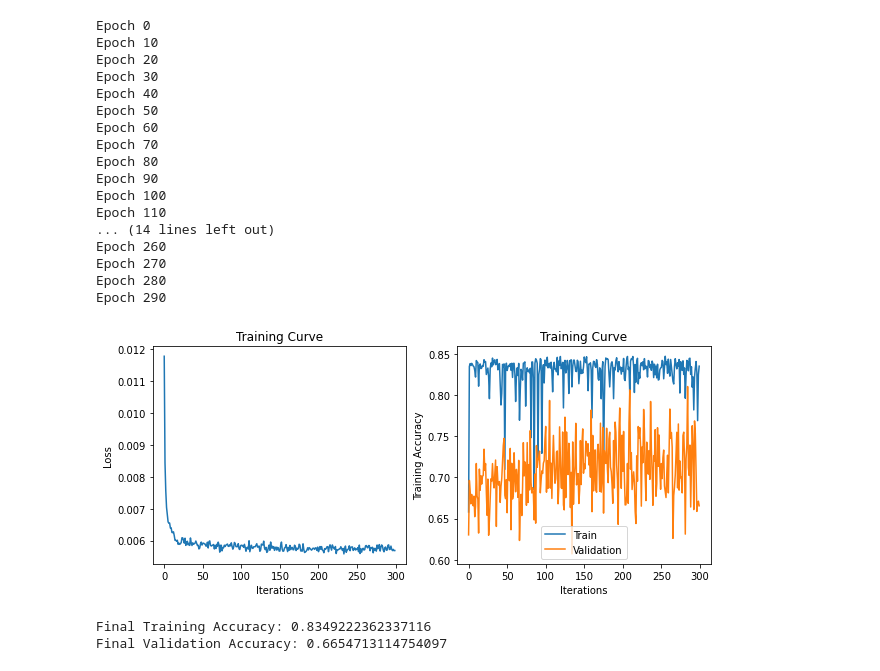
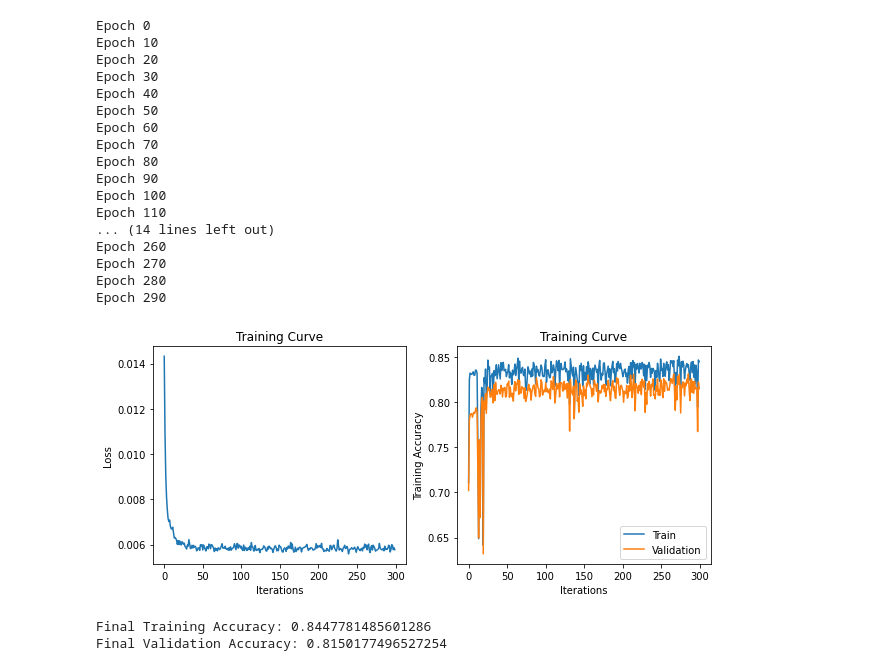
Before and after one commit to milosz-l/SSNE, a Jupyter notebook: lab5_miniprojekt2/miniprojekt2_neural_net.ipynb, the cells around one changed output. Cells and saved outputs as stored; diff of their text form; code cells hidden in the pictures.

```diff
--- a/lab5_miniprojekt2/miniprojekt2_neural_net.ipynb
+++ b/lab5_miniprojekt2/miniprojekt2_neural_net.ipynb
@@ -47,7 +78,9 @@ test_data = pd.read_csv('test_data.csv')
 class Classifier(nn.Module):
     def __init__(self):
         super(Classifier, self).__init__()
-        self.layer1 = nn.Linear(10, 20)
+        self.emb_layer = nn.Linear(categorical_data.shape[1], categorical_data.shape[1])
+        self.act_emb = nn.Tanh()
+        self.layer1 = nn.Linear(33, 20)
         self.bn1 = nn.BatchNorm1d(20)
         self.act_1 =  nn.ReLU()
         self.d1 = nn.Dropout(0.1)
@@ -63,7 +96,11 @@ class Classifier(nn.Module):
         self.act_4 = nn.ReLU()
         # self.softmax = nn.Softmax(dim=1)
 
-    def forward(self, x):
+    def forward(self, x, cat_x):
+        cat_x_embedded = self.emb_layer(cat_x)
+        cat_x_embedded = self.act_emb(cat_x_embedded)
+        x = torch.cat([x,cat_x_embedded],dim=1)
+        # print(x)
         x = self.d1(self.act_1(self.bn1(self.layer1(x))))
         x = self.d2(self.act_2(self.bn2(self.layer2(x))))
         x = self.d3(self.act_3(self.bn3(self.layer3(x))))
@@ -86,22 +123,17 @@ class Classifier(nn.Module):
 #     return correct / total
 # %%
 model = Classifier()
-train_loader = torch.utils.data.DataLoader(train_dataset,
-                                               batch_size=32,
-                                               shuffle=True) # shuffle after every epoch
-criterion = nn.CrossEntropyLoss()
-optimizer = optim.Adam(model.parameters(), lr=0.05, weight_decay=0)
 # %%
 def get_accuracy(model, data):
     correct = 0
     total = 0
     model.eval() #*********#
-    for imgs, labels in torch.utils.data.DataLoader(data, batch_size=64):
+    for x, cat_x, labels in torch.utils.data.DataLoader(data, batch_size=64):
         # imgs, labels = imgs.to(device), labels.to(device)
-        output = model(imgs)
+        output = model(x, cat_x)
         pred = output.max(1, keepdim=True)[1] # get the index of the max logit
         correct += pred.eq(labels.view_as(pred)).sum().item()
-        total += imgs.shape[0]
+        total += x.shape[0]
     return correct / total
 # %%
 def train(model, train, valid, batch_size=64, num_epochs=1, learn_rate=0.01, weight_decay=0):
@@ -121,13 +153,11 @@ def train(model, train, valid, batch_size=64, num_epochs=1, learn_rate=0.01, wei
         train_accuracy = 0
         val_accuracy = 0
         printing = True
-        for imgs, labels in iter(train_loader):
+        for x, cat_x, labels in iter(train_loader):
             # imgs, labels = imgs.to(device), labels.to(device)
             model.train()
-            out = model(imgs)             # forward pass
-            if printing:
-                # print('OUT', out)
-                printing = False
+            out = model(x, cat_x).unsqueeze(dim=2)         # forward pass
+            # print('OUT', out)
             loss = criterion(out, labels) # compute the total loss
             loss.backward()               # backward pass (compute parameter updates)
             optimizer.step()              # make the updates for each parameter
@@ -175,25 +205,25 @@ def plot_results(epochs, losses, train_acc, val_acc):
     print("Final Training Accuracy: {}".format(train_acc[-1]))
     print("Final Validation Accuracy: {}".format(val_acc[-1]))
 # %%
-train(model, train_dataset, val_dataset, num_epochs=300, learn_rate=0.0015, weight_decay=0.02)
+train(model, train_dataset, val_dataset, num_epochs=300, learn_rate=0.001, weight_decay=0.02)
 # %% [output]
 Epoch 0
 Epoch 10
 Epoch 20
 Epoch 30
 Epoch 40
 Epoch 50
 Epoch 60
 Epoch 70
 Epoch 80
 Epoch 90
 Epoch 100
 Epoch 110
 ... (14 lines left out)
 Epoch 260
 Epoch 270
 Epoch 280
 Epoch 290
-[figure, old version]
+[figure, new version]
-Final Training Accuracy: 0.8349222362337116
-Final Validation Accuracy: 0.6654713114754097
+Final Training Accuracy: 0.8447781485601286
+Final Validation Accuracy: 0.8150177496527254
```
Also changed, not shown: parts of 14 cells of this notebook, 3 other files.
